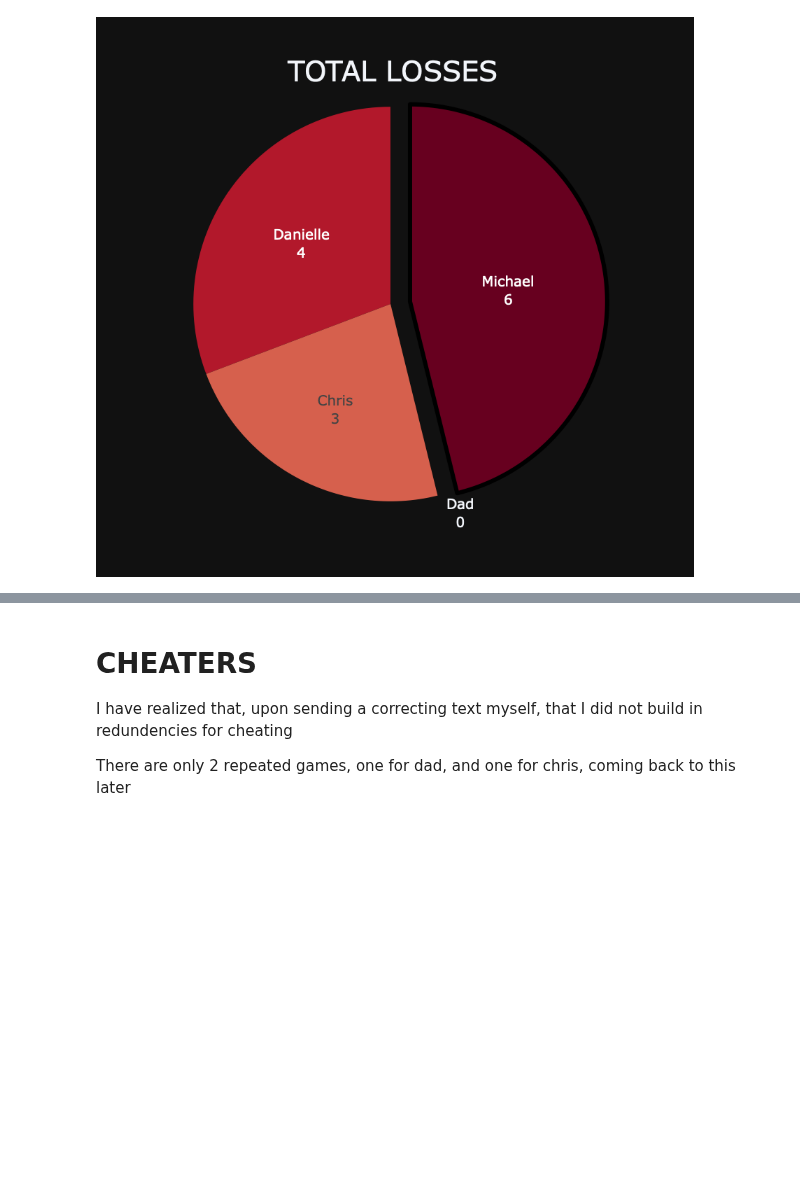
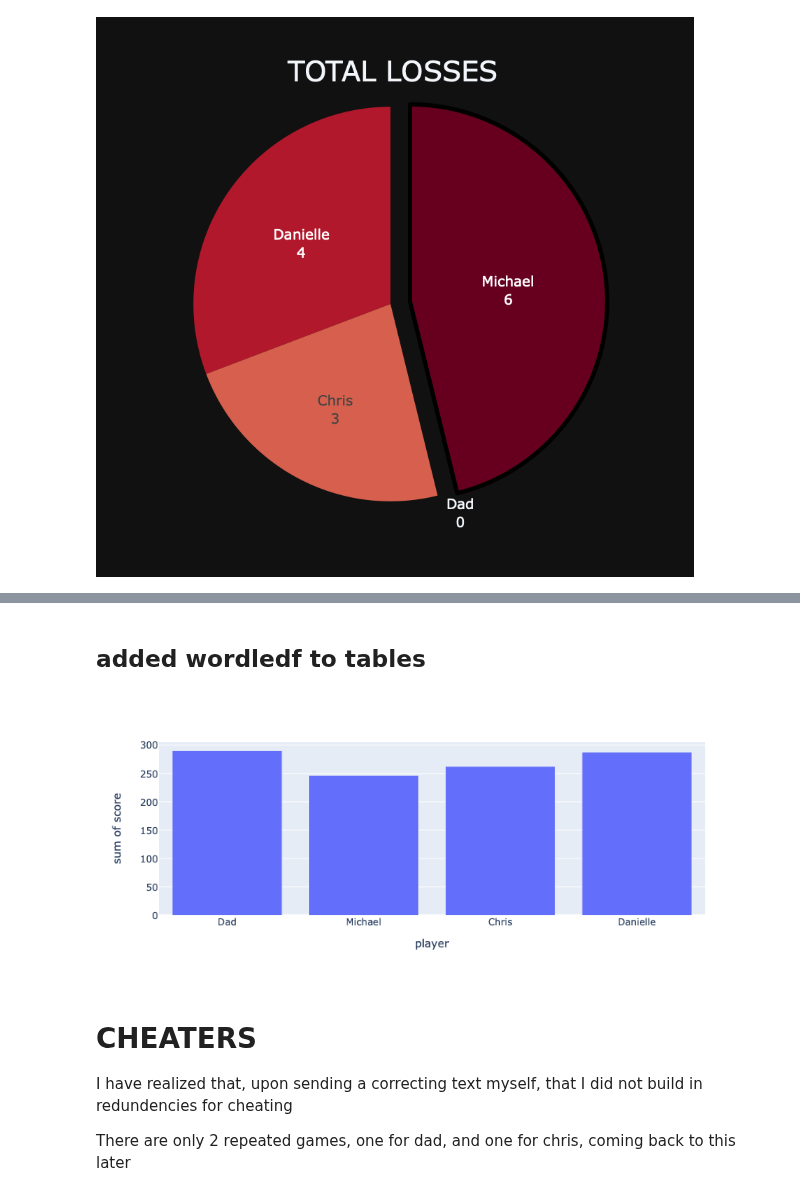
Before and after one commit to MichaelHarnett/WORDLEscoreboard, a Jupyter notebook: Untitled2.ipynb, the cells around one changed output, grey strips where cells are left out. Cells and saved outputs as stored; diff of their text form; code cells hidden in the pictures; blank space fills up the shorter version.

```diff
--- a/Untitled2.ipynb
+++ b/Untitled2.ipynb
@@ -680,3 +706,14 @@ loss_pie.show()
+# %% [markdown]
+## added wordledf to tables
+# %%
+wordledf = pd.read_csv('tables/wordledf.csv')
+# %%
+winsdf = wordledf[wordledf.score.astype(str).str.isnumeric()]
+# %%
+combined_guesschart = px.histogram(winsdf, x= 'player', y = 'score', barmode = 'group' )
+combined_guesschart.show()
+# %% [output]
+[figure, added]
 # %% [markdown]
 # CHEATERS
 
```
Also changed, not shown: parts of 5 cells of this notebook, 10 other files.
